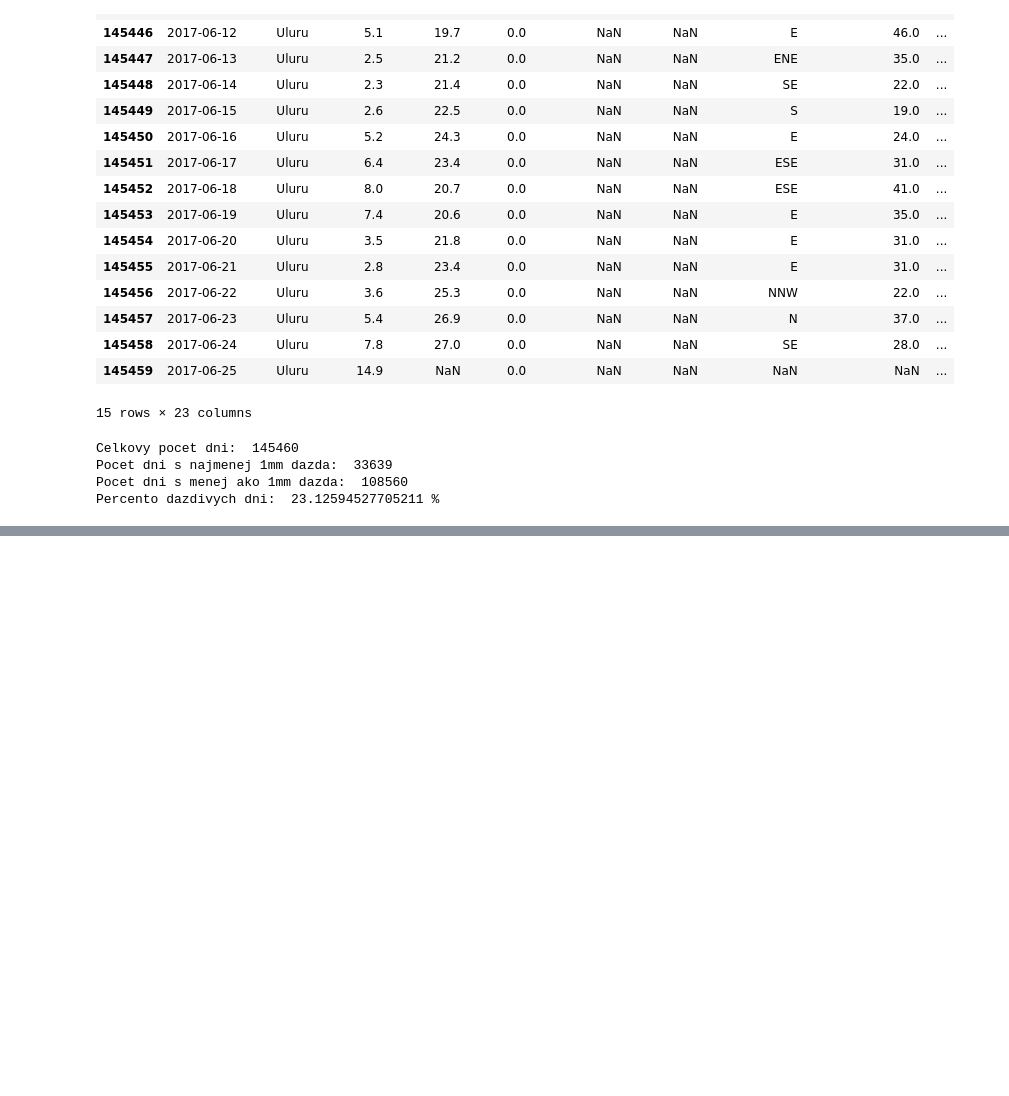
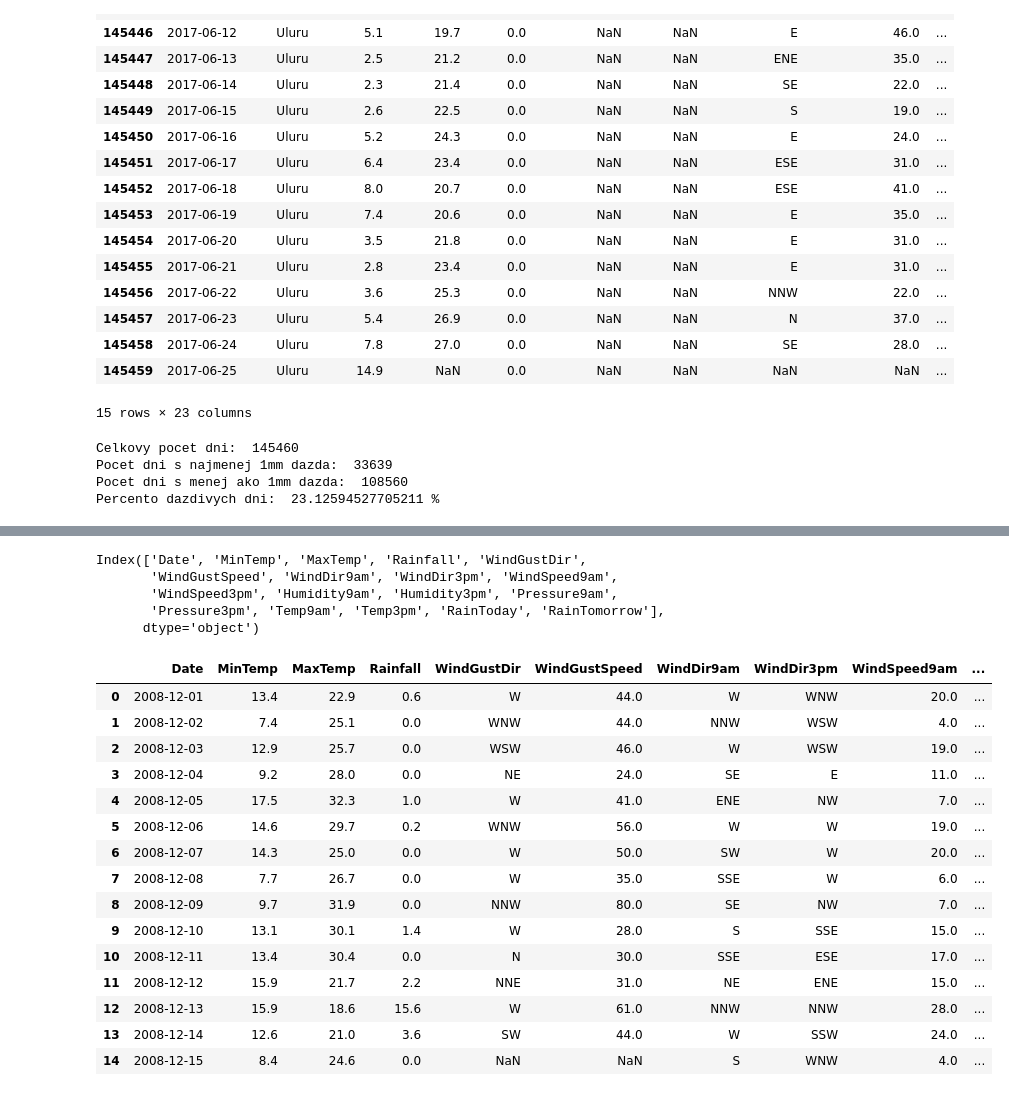
Before and after one commit to janex98/Petras_NS2021, a Jupyter notebook: Petras_projekt_NS .ipynb, the cells around one changed output, grey strips where cells are left out. Cells and saved outputs as stored; diff of their text form; code cells hidden in the pictures; blank space fills up the shorter version.

Commit message:
Cistenie datasetu + popis

```diff
--- a/Petras_projekt_NS.ipynb
+++ b/Petras_projekt_NS .ipynb
@@ -76,0 +98,35 @@ Percento dazdivych dni:  23.12594527705211 %
+# %%
+# Cistenie datasetu od prazdnych/null hodnot
+# Na zaklade prestudovaneho datasetu sme zistili ze stlpce Evaporation, Sunshine, Cloud9am a Cloud3pm obsahuju viac ako 30% null
+# hodnoty tak sme sa rozhodli ich odstranit
+# Stlpec 'Location' tiez nepotrebujeme tak ho mozme odstranit
+dataset = dataset.drop(['Evaporation','Sunshine','Cloud9am','Cloud3pm', 'Location'], axis=1)
+# %%
+# Skontrolujeme nazvy stlpcov
+dataset.columns
+# %% [output]
+Index(['Date', 'MinTemp', 'MaxTemp', 'Rainfall', 'WindGustDir',
+       'WindGustSpeed', 'WindDir9am', 'WindDir3pm', 'WindSpeed9am',
+       'WindSpeed3pm', 'Humidity9am', 'Humidity3pm', 'Pressure9am',
+       'Pressure3pm', 'Temp9am', 'Temp3pm', 'RainToday', 'RainTomorrow'],
+      dtype='object')
+# %%
+# Zobrazime si dataset po jeho uprave
+display(dataset.head(15)) # zobrazime si prvych 15 zaznamov z upraveneho datasetu
+# %% [output]
+|  | Date | MinTemp | MaxTemp | Rainfall | WindGustDir | WindGustSpeed | WindDir9am | WindDir3pm | WindSpeed9am | ... |
+| 0 | 2008-12-01 | 13.4 | 22.9 | 0.6 | W | 44.0 | W | WNW | 20.0 | ... |
+| 1 | 2008-12-02 | 7.4 | 25.1 | 0.0 | WNW | 44.0 | NNW | WSW | 4.0 | ... |
+| 2 | 2008-12-03 | 12.9 | 25.7 | 0.0 | WSW | 46.0 | W | WSW | 19.0 | ... |
+| 3 | 2008-12-04 | 9.2 | 28.0 | 0.0 | NE | 24.0 | SE | E | 11.0 | ... |
+| 4 | 2008-12-05 | 17.5 | 32.3 | 1.0 | W | 41.0 | ENE | NW | 7.0 | ... |
+| 5 | 2008-12-06 | 14.6 | 29.7 | 0.2 | WNW | 56.0 | W | W | 19.0 | ... |
+| 6 | 2008-12-07 | 14.3 | 25.0 | 0.0 | W | 50.0 | SW | W | 20.0 | ... |
+| 7 | 2008-12-08 | 7.7 | 26.7 | 0.0 | W | 35.0 | SSE | W | 6.0 | ... |
+| 8 | 2008-12-09 | 9.7 | 31.9 | 0.0 | NNW | 80.0 | SE | NW | 7.0 | ... |
+| 9 | 2008-12-10 | 13.1 | 30.1 | 1.4 | W | 28.0 | S | SSE | 15.0 | ... |
+| 10 | 2008-12-11 | 13.4 | 30.4 | 0.0 | N | 30.0 | SSE | ESE | 17.0 | ... |
+| 11 | 2008-12-12 | 15.9 | 21.7 | 2.2 | NNE | 31.0 | NE | ENE | 15.0 | ... |
+| 12 | 2008-12-13 | 15.9 | 18.6 | 15.6 | W | 61.0 | NNW | NNW | 28.0 | ... |
+| 13 | 2008-12-14 | 12.6 | 21.0 | 3.6 | SW | 44.0 | W | SSW | 24.0 | ... |
+| 14 | 2008-12-15 | 8.4 | 24.6 | 0.0 | NaN | NaN | S | WNW | 4.0 | ... |
```
Also changed, not shown: parts of 2 cells of this notebook.
